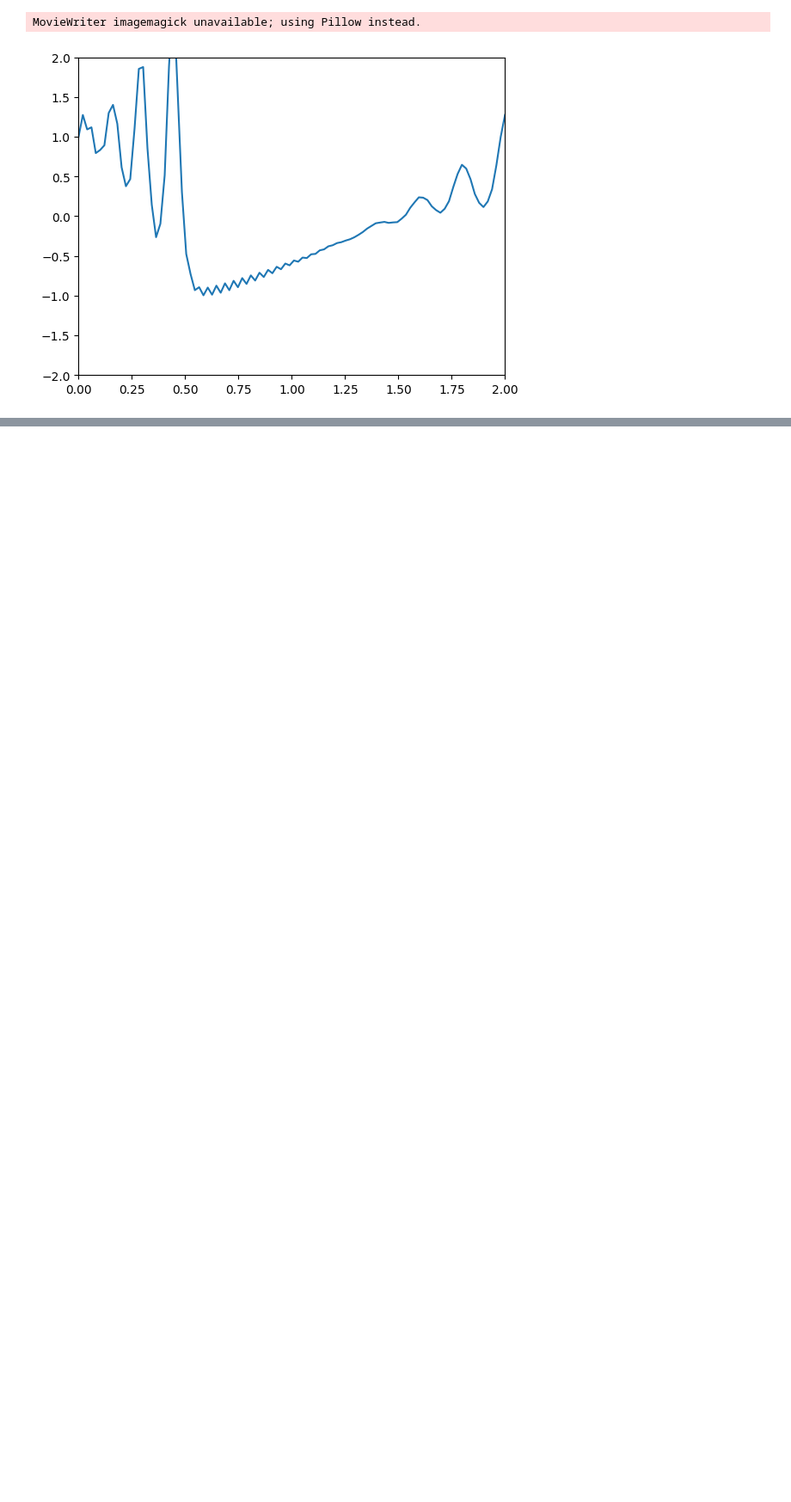
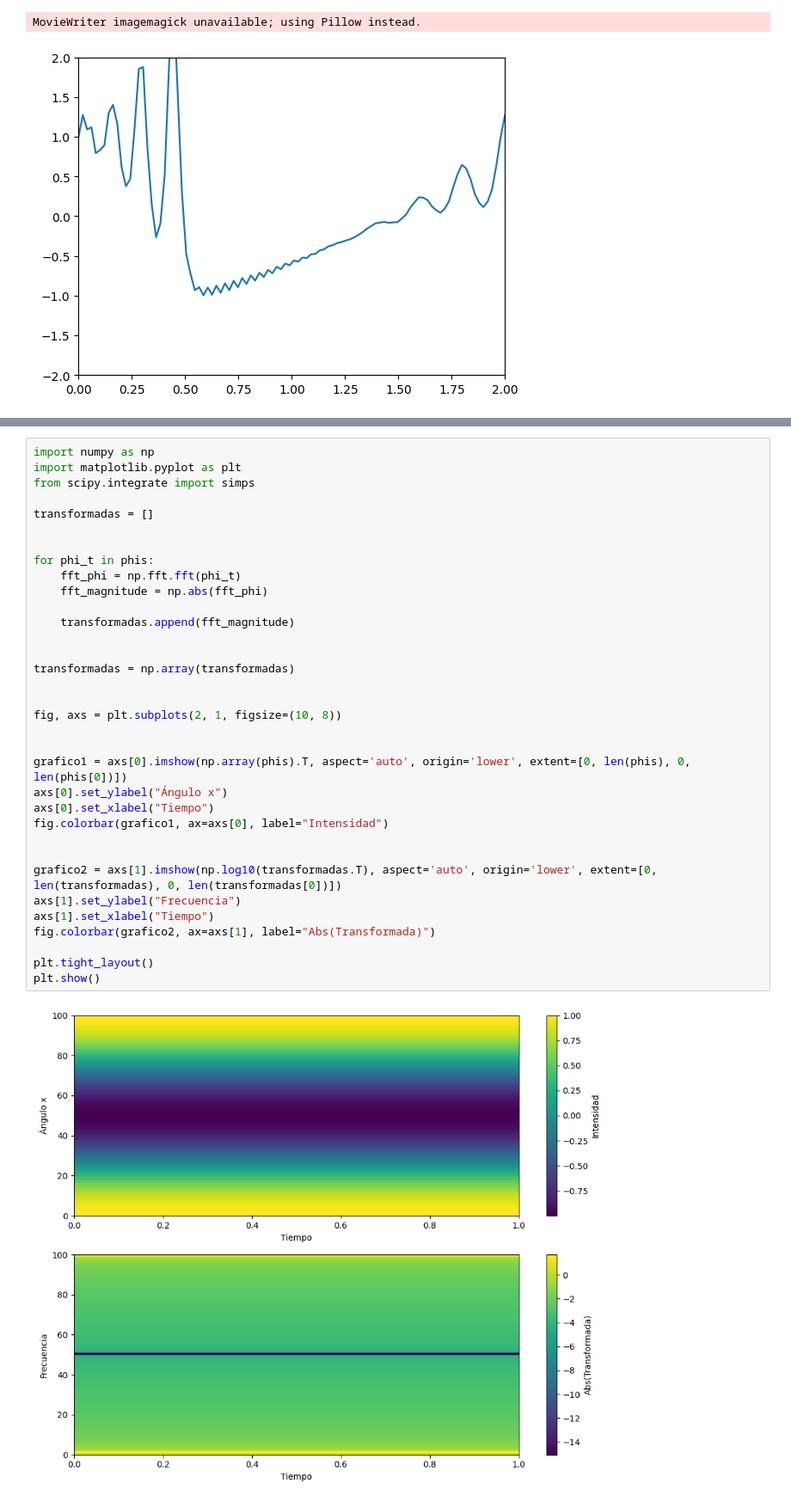
Before and after one commit to sarchilagomez1/MetodosComputacionales2-Fuentes-Archila, a Jupyter notebook: Ejercicio3.ipynb, the cells around one changed output, grey strips where cells are left out. Shown at 86% size. Saved outputs shown, nothing was run; the diff lists cells and outputs as text; blank space fills up the shorter version.

```diff
--- a/Ejercicio3.ipynb
+++ b/Ejercicio3.ipynb
@@ -61,0 +105,36 @@ MovieWriter imagemagick unavailable; using Pillow instead.
+# %%
+import numpy as np
+import matplotlib.pyplot as plt
+from scipy.integrate import simps
+
+transformadas = []
+
+
+for phi_t in phis:
+    fft_phi = np.fft.fft(phi_t)
+    fft_magnitude = np.abs(fft_phi)
+
+    transformadas.append(fft_magnitude)
+
+
+transformadas = np.array(transformadas)
+
+
+fig, axs = plt.subplots(2, 1, figsize=(10, 8))
+
+
+grafico1 = axs[0].imshow(np.array(phis).T, aspect='auto', origin='lower', extent=[0, len(phis), 0, len(phis[0])])
+axs[0].set_ylabel("Ángulo x")
+axs[0].set_xlabel("Tiempo")
+fig.colorbar(grafico1, ax=axs[0], label="Intensidad")
+
+
+grafico2 = axs[1].imshow(np.log10(transformadas.T), aspect='auto', origin='lower', extent=[0, len(transformadas), 0, len(transformadas[0])])
+axs[1].set_ylabel("Frecuencia")
+axs[1].set_xlabel("Tiempo")
+fig.colorbar(grafico2, ax=axs[1], label="Abs(Transformada)")
+
+plt.tight_layout()
+plt.show()
+# %% [output]
+[figure, added]
```
Also changed, not shown: parts of 5 cells of this notebook.
